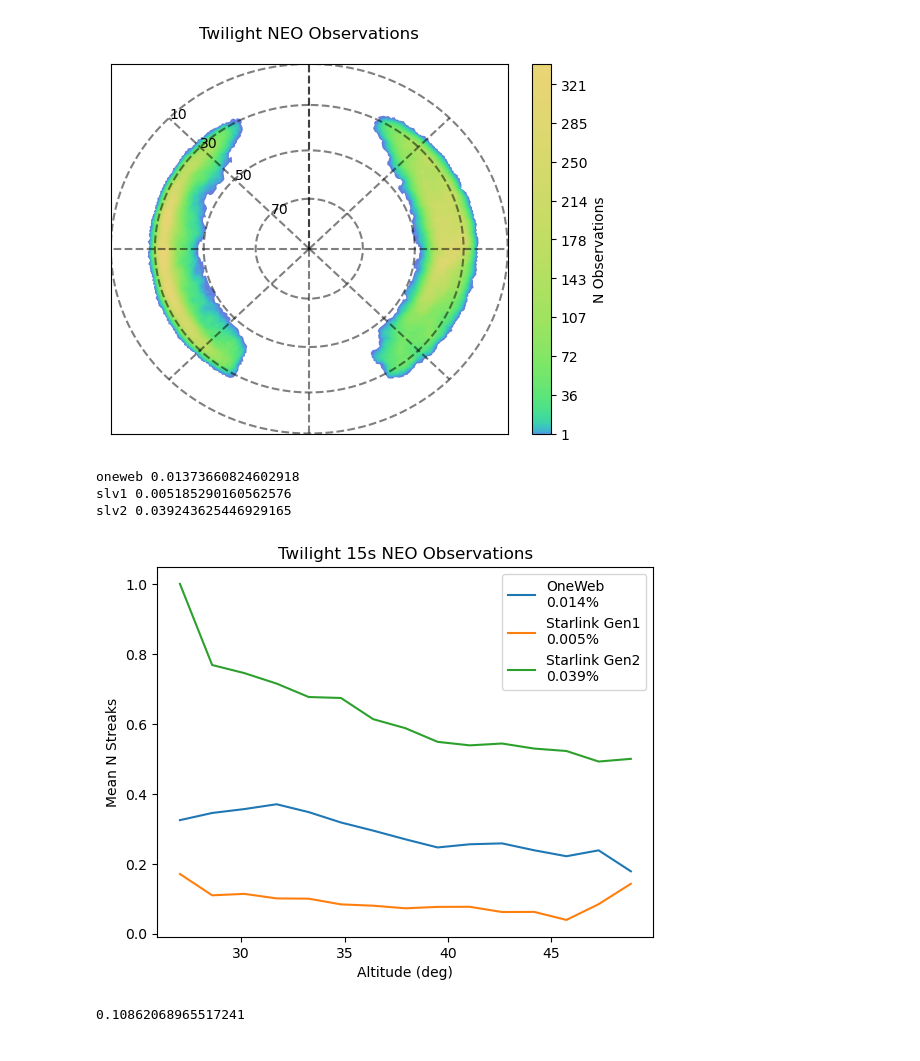
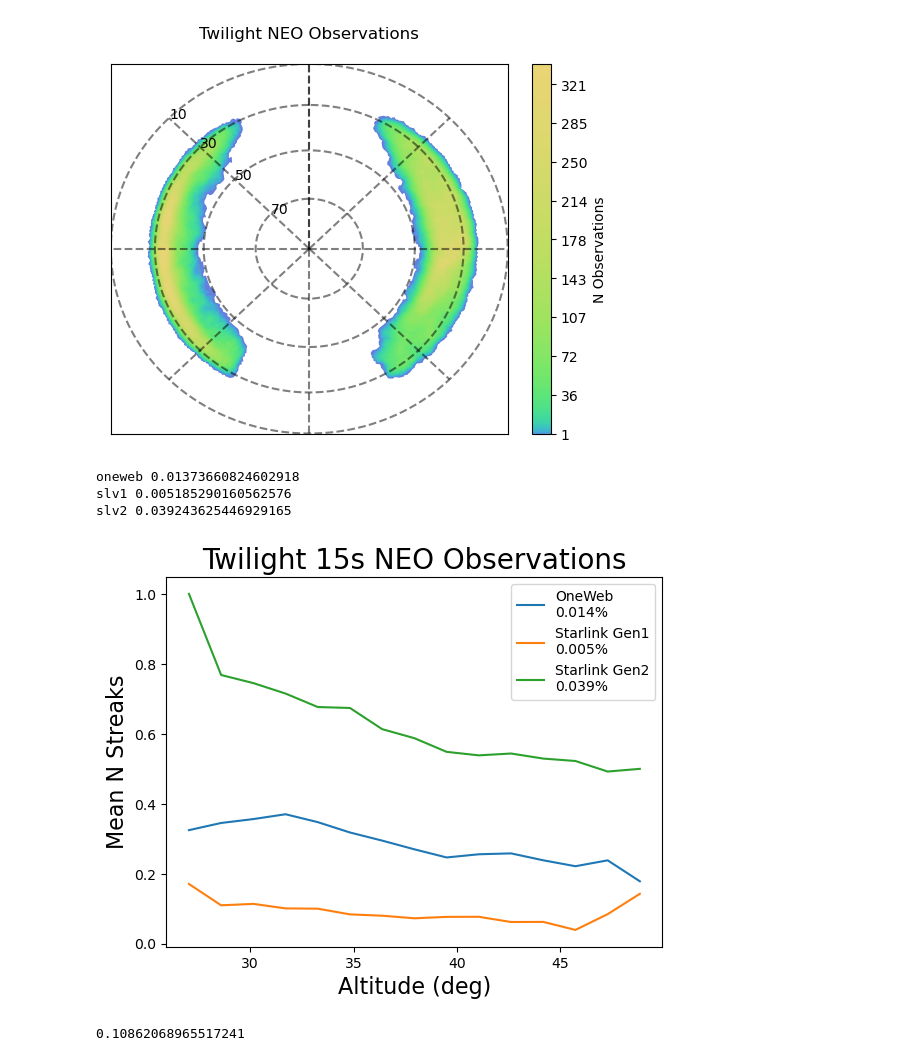
Before and after one commit to lsst-sims/satellite-dodging-ApJL, a Jupyter notebook: plots/twilight_neo.ipynb, the cells around one changed output. Saved outputs shown, nothing was run; the diff lists cells and outputs as text; code cells hidden in the pictures.

```diff
--- a/plots/twilight_neo.ipynb
+++ b/plots/twilight_neo.ipynb
@@ -54,37 +161,37 @@ labels = {'slv1': 'Starlink Gen1',
           'oneweb': 'OneWeb'}
 
 con = sqlite3.connect('twi_neo_repeat3_iz_np1_v2.2_10yrs.db')
 
 for tag in tags:
     orig = pd.read_sql('select * from observations where night < 366', con)
     data = np.load('twi_neo_repeat3_iz_np1_v2.2_10yrs%s.npz' % tag)['obs_array'].copy()
     indx = np.in1d(orig['observationId'].values, data['observationId'])
 
     orig = orig.iloc[np.where(indx == True)[0]]
 
     twi_indx = np.where(orig['visitExposureTime'] < 20)[0]
     reg_indx = np.where(orig['visitExposureTime'] >= 20)[0]
 
 
     pix_lost = data['streak_len_deg'][twi_indx].mean() * 3600/pixscale * pix_width  # pix per image
     pix_lost_percent = pix_lost/n_pix*100
 
     print(tag, pix_lost_percent)
 
     mean_n_s, alts, bd = binned_statistic(orig['altitude'].values[twi_indx], data['n_streaks'][twi_indx], bins=15)
     plt.plot(alts[1:], mean_n_s, label=labels[tag]+'\n%.3f%%' % pix_lost_percent)
 
 plt.legend()
-plt.xlabel('Altitude (deg)')
-plt.ylabel('Mean N Streaks')
-plt.title('Twilight 15s NEO Observations')
+plt.xlabel('Altitude (deg)', fontsize=16)
+plt.ylabel('Mean N Streaks', fontsize=16)
+plt.title('Twilight 15s NEO Observations', fontsize=20)
 plt.savefig('twilight_curves.pdf')
 con.close()
 # %% [output]
 oneweb 0.01373660824602918
 slv1 0.005185290160562576
 slv2 0.039243625446929165
-[figure, old version]
+[figure, new version]
 # %%
 # sanity check, one 3.5 degree streak wipes out what % of pixels?
 3.5*3600/.2*50/2.9e9*100
```
Also changed, not shown: parts of 1 cell of this notebook, 3 other files.
